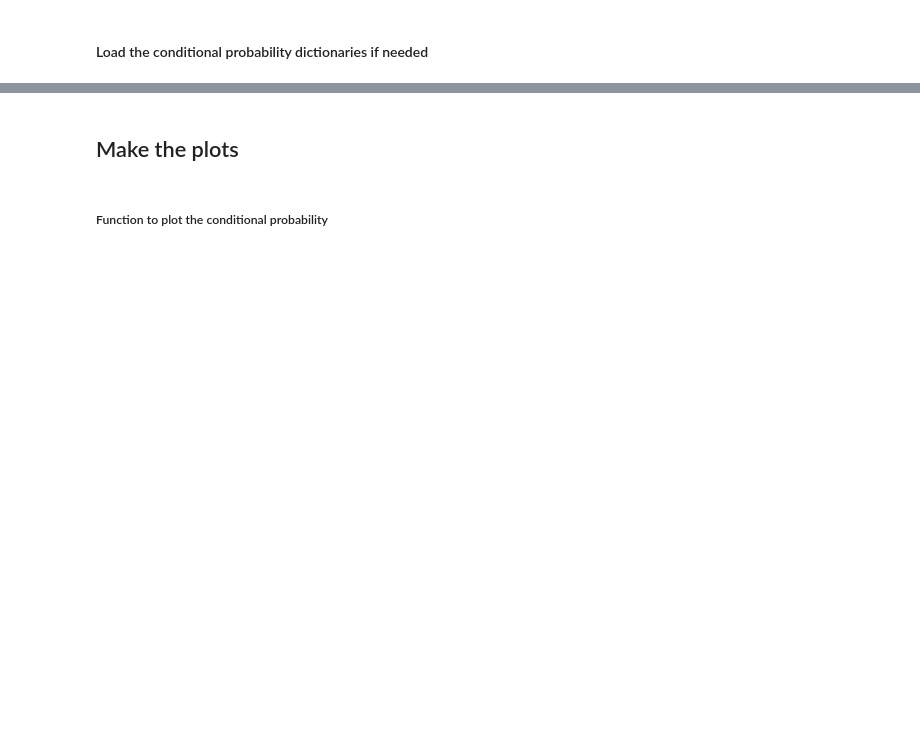
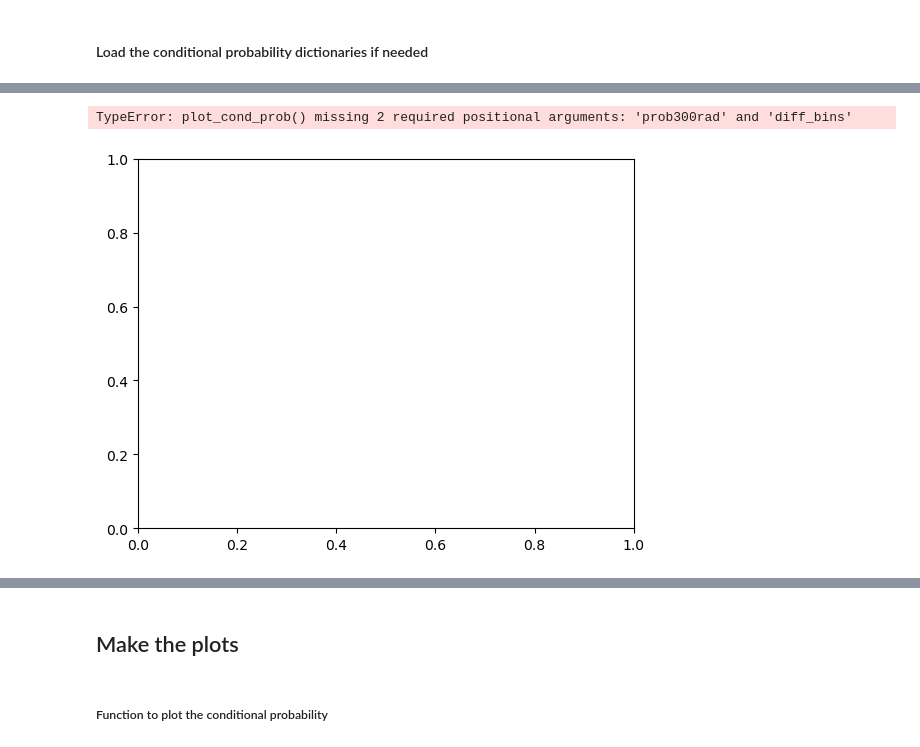
Before and after one commit to jacnugent/tropical-conv-os-2023, a Jupyter notebook: jupyter_notebooks/obs_climo_cond_prob_joint_hists_plot.ipynb, the cells around one changed output, grey strips where cells are left out. Drawn from its saved outputs; the diff is of its cells as text; code cells hidden in the pictures; blank space fills up the shorter version.

```diff
--- a/jupyter_notebooks/obs_climo_cond_prob_joint_hists_plot.ipynb
+++ b/jupyter_notebooks/obs_climo_cond_prob_joint_hists_plot.ipynb
@@ -230,0 +350,16 @@ for season in list(region_dict.keys()):
+# %%
+# supp.
+for season in ["DJF", "JJA"]:
+    for region in list(season_prob500_rad_dict[season].keys()):
+        prob300_rad = season_prob300_rad_dict[season][region]
+        prob500_rad = season_prob500_rad_dict[season][region]
+        fig, ax = plt.subplots()
+        if region == "WPC":
+            plot_cond_prob(ax, prob500_rad, prob300_rad, diff_bins, fsize=14, labsize=12)
+        else:
+            plot_cond_prob(ax, prob500_rad, None, diff_bins, fsize=14, labsize=12)
+        ax.set_title(region)
+        plt.show()
+# %% [output]
+TypeError: plot_cond_prob() missing 2 required positional arguments: 'prob300rad' and 'diff_bins'
+[figure, added]
```
Also changed, not shown: parts of 20 cells of this notebook.
